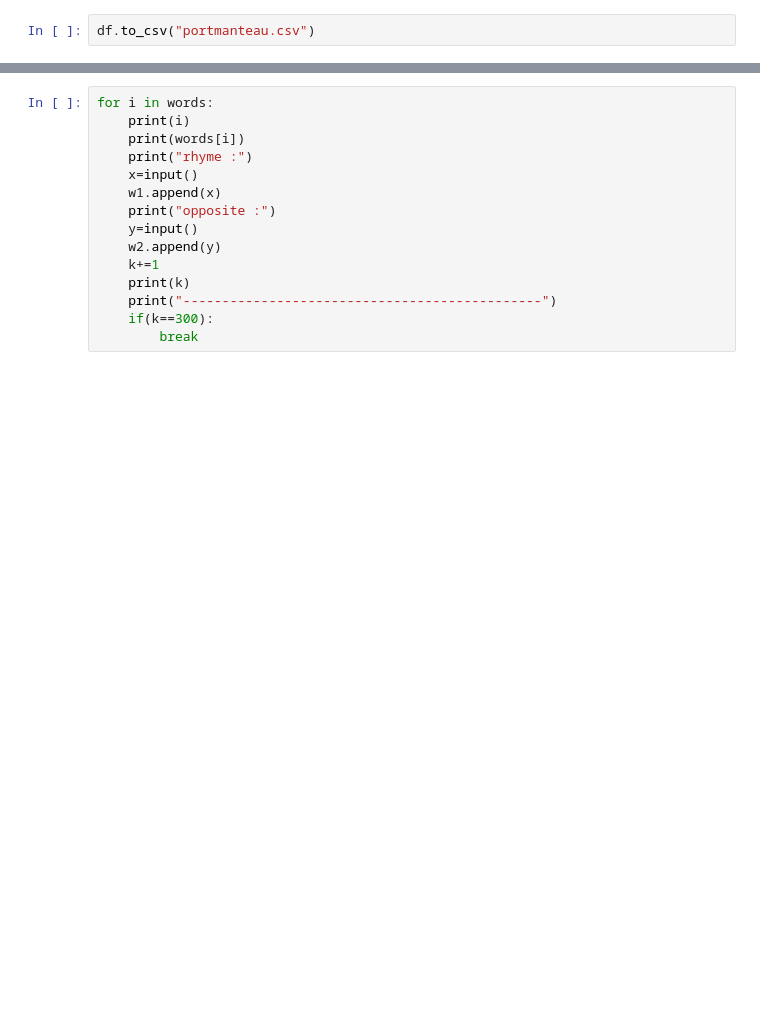
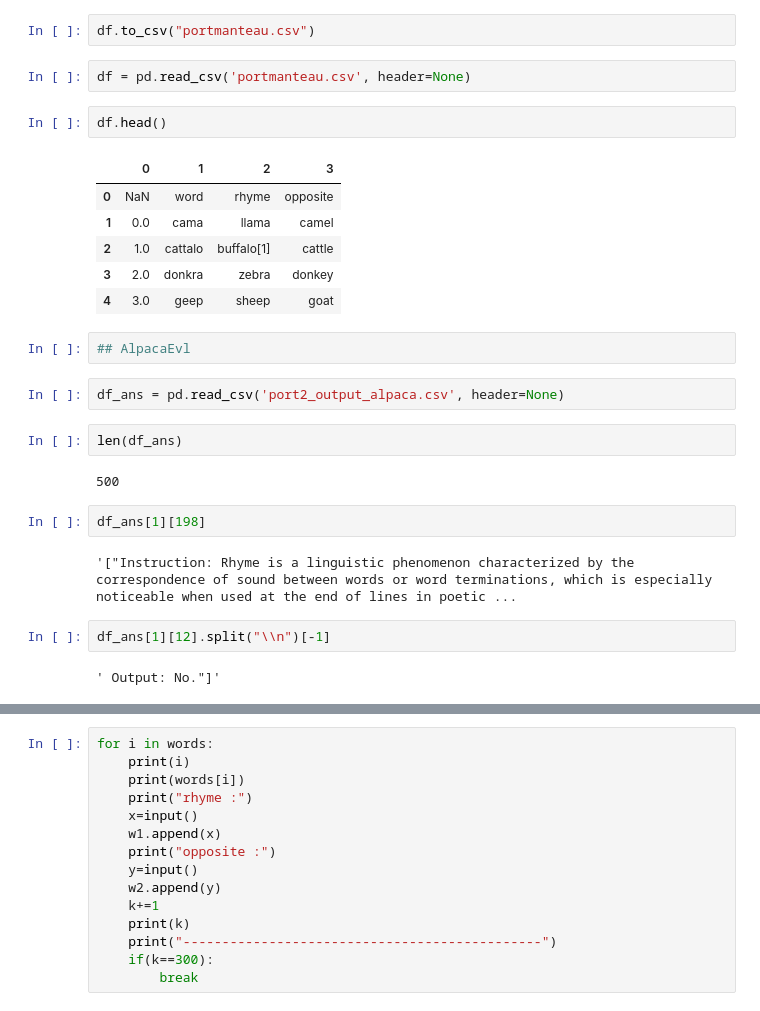
Before and after one commit to tenzu15/Phonetics-Motivation, a Jupyter notebook: Portmanteau_Dataset.ipynb, the cells around one changed output, grey strips where cells are left out. Cells and saved outputs as stored; diff of their text form; blank space fills up the shorter version.

```diff
--- a/Portmanteau_Dataset.ipynb
+++ b/Portmanteau_Dataset.ipynb
@@ -111,3 +111,30 @@ df.head(10)
 | 9 | llamanaco | guanaco[2] | llama |
 # %%
 df.to_csv("portmanteau.csv")
+# %%
+df = pd.read_csv('portmanteau.csv', header=None)
+# %%
+df.head()
+# %% [output]
+|  | 0 | 1 | 2 | 3 |
+| 0 | NaN | word | rhyme | opposite |
+| 1 | 0.0 | cama | llama | camel |
+| 2 | 1.0 | cattalo | buffalo[1] | cattle |
+| 3 | 2.0 | donkra | zebra | donkey |
+| 4 | 3.0 | geep | sheep | goat |
+# %%
+## AlpacaEvl
+# %%
+df_ans = pd.read_csv('port2_output_alpaca.csv', header=None)
+# %%
+len(df_ans)
+# %% [output]
+500
+# %%
+df_ans[1][198]
+# %% [output]
+'["Instruction: Rhyme is a linguistic phenomenon characterized by the correspondence of sound between words or word terminations, which is especially noticeable when used at the end of lines in poetic ...
+# %%
+df_ans[1][12].split("\\n")[-1]
+# %% [output]
+' Output: No."]'
```
Also changed, not shown: parts of 14 cells of this notebook, 12 other files.
